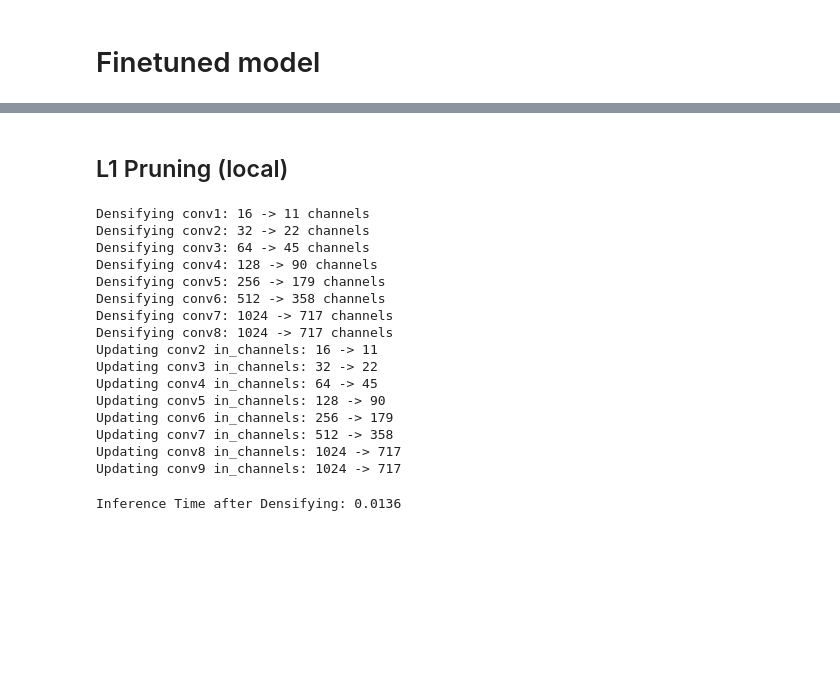
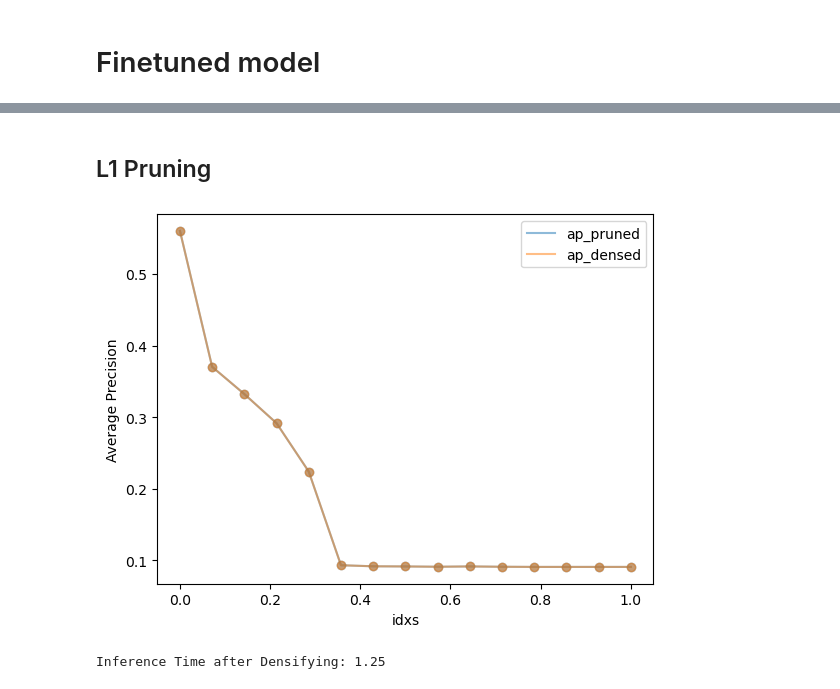
Before and after one commit to foxomatik/EML, a Jupyter notebook: exercises/4-challenge/pruning.ipynb, the cells around one changed output, grey strips where cells are left out. Saved outputs shown, nothing was run; the diff lists cells and outputs as text; code cells hidden in the pictures; blank space fills up the shorter version.

```diff
--- a/exercises/4-challenge/pruning.ipynb
+++ b/exercises/4-challenge/pruning.ipynb
@@ -297,37 +789,29 @@ Inference Time before Pruning: 0.0139
 # %% [markdown]
-## L1 Pruning (local)
+## L1 Pruning
-# %%
-model_fused_pruned = structured_pruning_yolo(model, 0.3)
-# count_pruned_weights(model)
-
-model_fused_densed = densify_model(model_pruned)
-model_fused_densed_sd = model_densed.state_dict()
-
-# for layer_key in model_densed_sd:
-#     print(layer_key)
-#     print(model_densed_sd[layer_key].shape)
-#     print("")
-
-# print(f"Original Model Size: {sum(p.numel() for p in model_pruned.parameters())}")
-# print(f"Densified Model Size: {sum(p.numel() for p in model_densed.parameters())}")
-# %% [output]
-Densifying conv1: 16 -> 11 channels
-Densifying conv2: 32 -> 22 channels
-Densifying conv3: 64 -> 45 channels
-Densifying conv4: 128 -> 90 channels
-Densifying conv5: 256 -> 179 channels
-Densifying conv6: 512 -> 358 channels
-Densifying conv7: 1024 -> 717 channels
-Densifying conv8: 1024 -> 717 channels
-Updating conv2 in_channels: 16 -> 11
-Updating conv3 in_channels: 32 -> 22
-Updating conv4 in_channels: 64 -> 45
-Updating conv5 in_channels: 128 -> 90
-Updating conv6 in_channels: 256 -> 179
-Updating conv7 in_channels: 512 -> 358
-Updating conv8 in_channels: 1024 -> 717
-Updating conv9 in_channels: 1024 -> 717
+# %%
+ratios = np.linspace(0, 0.8, 15)
+
+sd = torch.load('./weights/voc_fine_tuned.pt', map_location=torch_device)
+ap_pruned, ap_densed, idxs = [], [], []
+for idx, ratio in tqdm.tqdm(enumerate(ratios), total=len(ratios)):
+    # pruned model
+    sd_fused_pruned = l1_structured_pruning(sd, ratio)
+    net = FusedTinyYoloV2(num_classes=1)
+    ap_pruned.append(test(net, sd_fused_pruned, test_loader, torch_device))
+
+    # densed model
+    sd_fused_densed = densify_state_dict(sd_pruned)
+    net = PrunedFusedTinyYoloV2(num_classes=1)
+    ap_densed.append(test(net, sd_fused_densed, test_loader, torch_device))
+
+    idxs.append(idx)
+
+plot([(idxs, ap_pruned, 'ap_pruned'), (idxs, ap_densed, 'ap_densed')], xlabel='idxs', save_path='ap_l1_fused.png')
+# %% [output]
+[figure, added]
 # %%
+model_fused_densed = PrunedFusedTinyYoloV2(num_classes=1)
+model_fused_densed.load_state_dict(sd_fused_densed, strict=False)
 print(f"\nInference Time after Densifying: {net_time(model_fused_densed, test_loader):.3}")
 # %% [output]
-Inference Time after Densifying: 0.0136
+Inference Time after Densifying: 1.25
```
Also changed, not shown: parts of 59 cells of this notebook, 1 other file.
